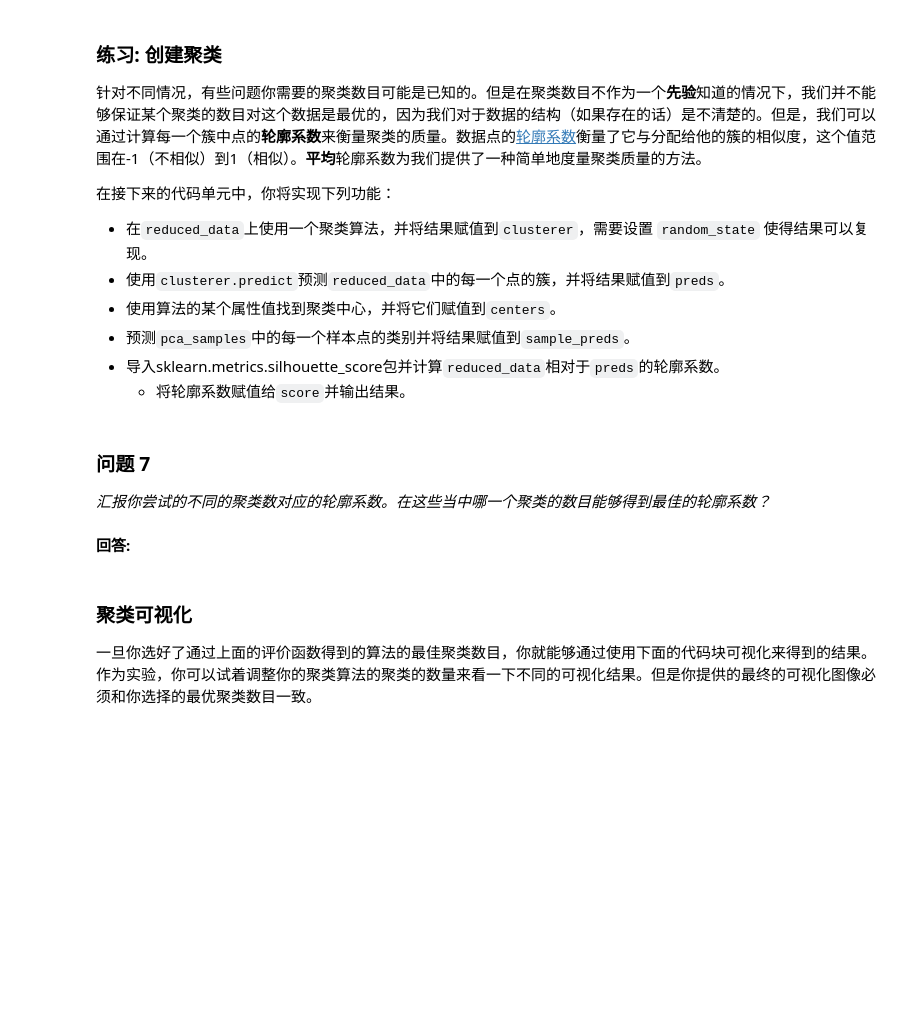
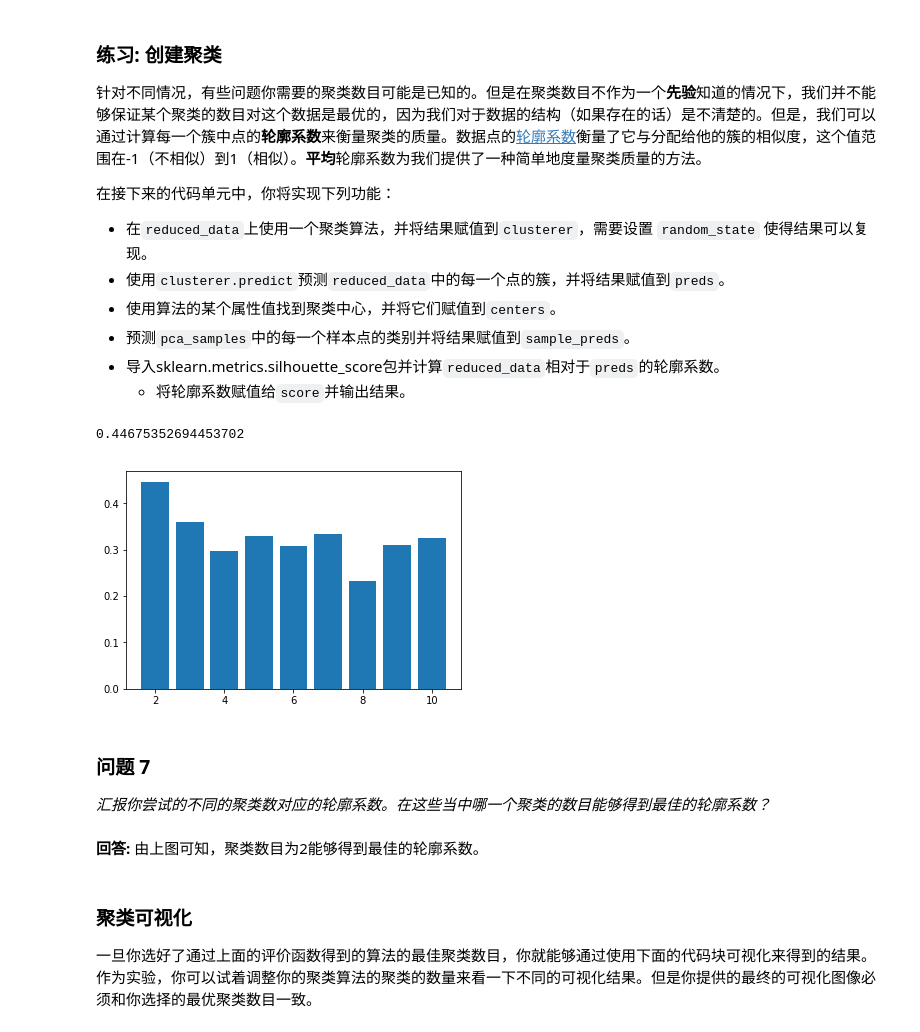
Before and after one commit to NaughtyFlame/Ud_ML, a Jupyter notebook: creating_customer_segments/customer_segments.ipynb, the cells around one changed output. Saved outputs shown, nothing was run; the diff lists cells and outputs as text; code cells hidden in the pictures; blank space fills up the shorter version.

```diff
--- a/creating_customer_segments/customer_segments.ipynb
+++ b/creating_customer_segments/customer_segments.ipynb
@@ -435,26 +435,49 @@ vs.biplot(good_data, reduced_data, pca)
  - 导入sklearn.metrics.silhouette_score包并计算`reduced_data`相对于`preds`的轮廓系数。
    - 将轮廓系数赋值给`score`并输出结果。
 # %%
+from sklearn.mixture import GaussianMixture
 # TODO：在降维后的数据上使用你选择的聚类算法
-clusterer = None
-
+clusterer = GaussianMixture(n_components=2, random_state=seed)
+clusterer.fit(reduced_data)
 # TODO：预测每一个点的簇
-preds = None
+preds = clusterer.predict(reduced_data)
 
 # TODO：找到聚类中心
-centers = None
+centers = clusterer.means_
 
 # TODO：预测在每一个转换后的样本点的类
-sample_preds = None
+sample_preds = clusterer.predict(pca_samples)
 
 # TODO：计算选择的类别的平均轮廓系数（mean silhouette coefficient）
-score = None
+from sklearn.metrics import silhouette_score
+score = silhouette_score(reduced_data, preds,metric='euclidean')
+score
+# %% [output]
+0.44675352694453702
+# %%
+import matplotlib.pyplot as plt
+def cluster(n):
+    clusterer = GaussianMixture(n_components=n, random_state=seed)
+    clusterer.fit(reduced_data)
+    preds = clusterer.predict(reduced_data)
+    score = silhouette_score(reduced_data, preds)
+    return score
+
+scoreList = []
+for i in xrange(2,11):
+    scoreList.append(cluster(i))
+
+index = np.arange(2,11)
+plt.bar(index, scoreList)
+plt.show()
+# %% [output]
+[figure, added]
 # %% [markdown]
 ### 问题 7
 
 *汇报你尝试的不同的聚类数对应的轮廓系数。在这些当中哪一个聚类的数目能够得到最佳的轮廓系数？*
 # %% [markdown]
-**回答:**
+**回答:** 由上图可知，聚类数目为2能够得到最佳的轮廓系数。
 # %% [markdown]
 ### 聚类可视化
 一旦你选好了通过上面的评价函数得到的算法的最佳聚类数目，你就能够通过使用下面的代码块可视化来得到的结果。作为实验，你可以试着调整你的聚类算法的聚类的数量来看一下不同的可视化结果。但是你提供的最终的可视化图像必须和你选择的最优聚类数目一致。
```
Also changed, not shown: parts of 15 cells of this notebook.
